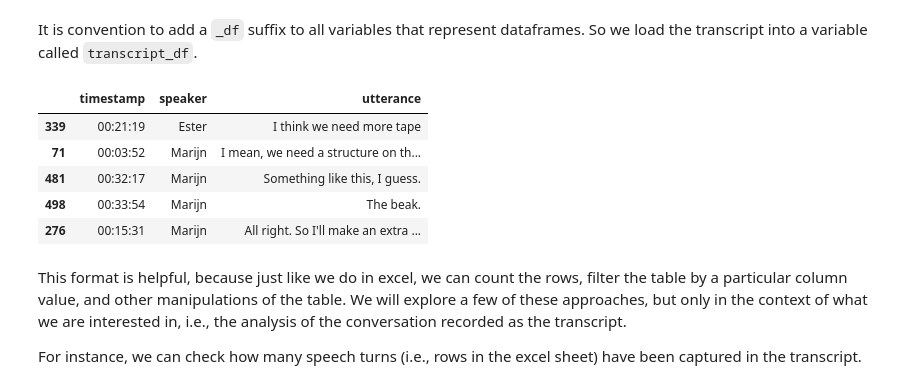
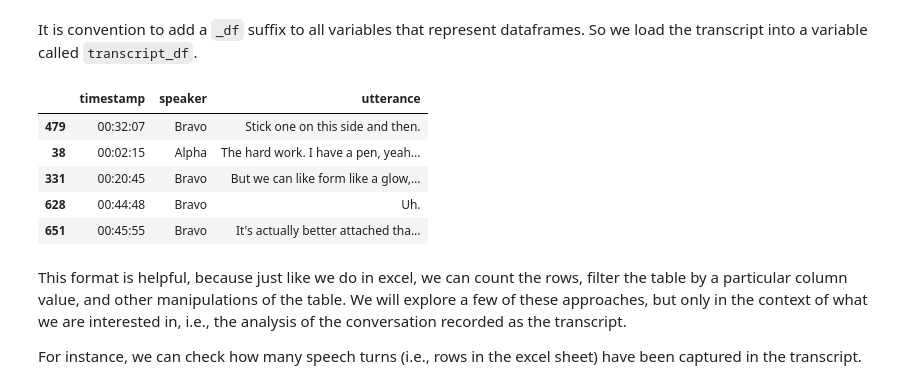
Before and after one commit to senthilchandrasegaran/id5138-comptext, a Jupyter notebook: 03-reading-transcript-files.ipynb, the cells around one changed output. Saved outputs shown, nothing was run; the diff lists cells and outputs as text; code cells hidden in the pictures.

```diff
--- a/03-reading-transcript-files.ipynb
+++ b/03-reading-transcript-files.ipynb
@@ -14,16 +14,16 @@ import pandas as pd
 # %% [markdown]
 It is convention to add a `_df` suffix to all variables that represent dataframes. So we load the transcript into a variable called `transcript_df`.
 # %%
-transcript_df = pd.read_excel('data/edi_2024_sample.xlsx')
+transcript_df = pd.read_excel('data/sample_transcript.xlsx')
 # Print a random sample of the dataframe, showing 5 rows.
 transcript_df.sample(5)
 # %% [output]
 |  | timestamp | speaker | utterance |
-| 339 | 00:21:19 | Ester | I think we need more tape |
-| 71 | 00:03:52 | Marijn | I mean, we need a structure on th... |
-| 481 | 00:32:17 | Marijn | Something like this, I guess. |
-| 498 | 00:33:54 | Marijn | The beak. |
-| 276 | 00:15:31 | Marijn | All right. So I'll make an extra ... |
+| 479 | 00:32:07 | Bravo | Stick one on this side and then. |
+| 38 | 00:02:15 | Alpha | The hard work. I have a pen, yeah... |
+| 331 | 00:20:45 | Bravo | But we can like form like a glow,... |
+| 628 | 00:44:48 | Bravo | Uh. |
+| 651 | 00:45:55 | Bravo | It's actually better attached tha... |
 # %% [markdown]
 This format is helpful, because just like we do in excel, we can count the rows, filter the table by a particular column value, and other manipulations of the table. We will explore a few of these approaches, but only in the context of what we are interested in, i.e., the analysis of the conversation recorded as the transcript.
 
```
Also changed, not shown: parts of 11 cells of this notebook, 1 other file.
